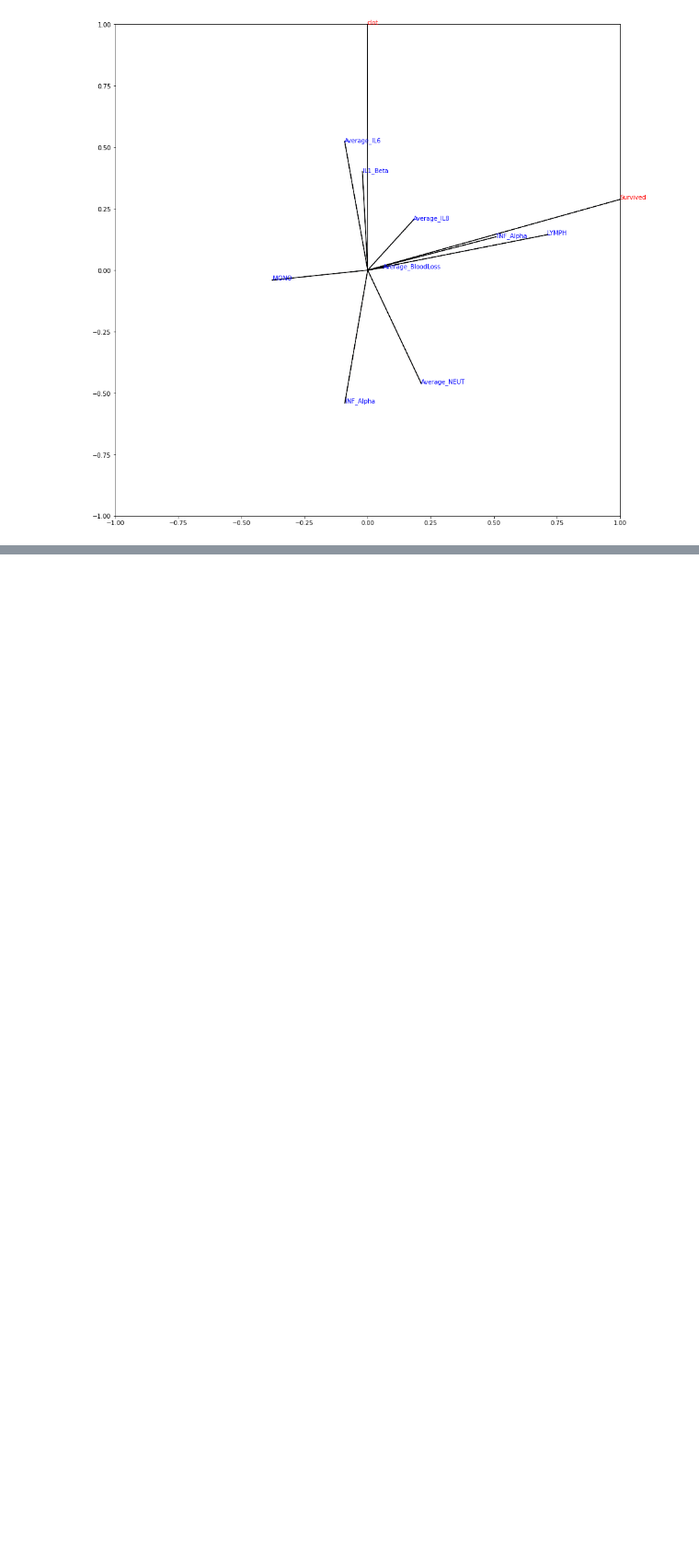
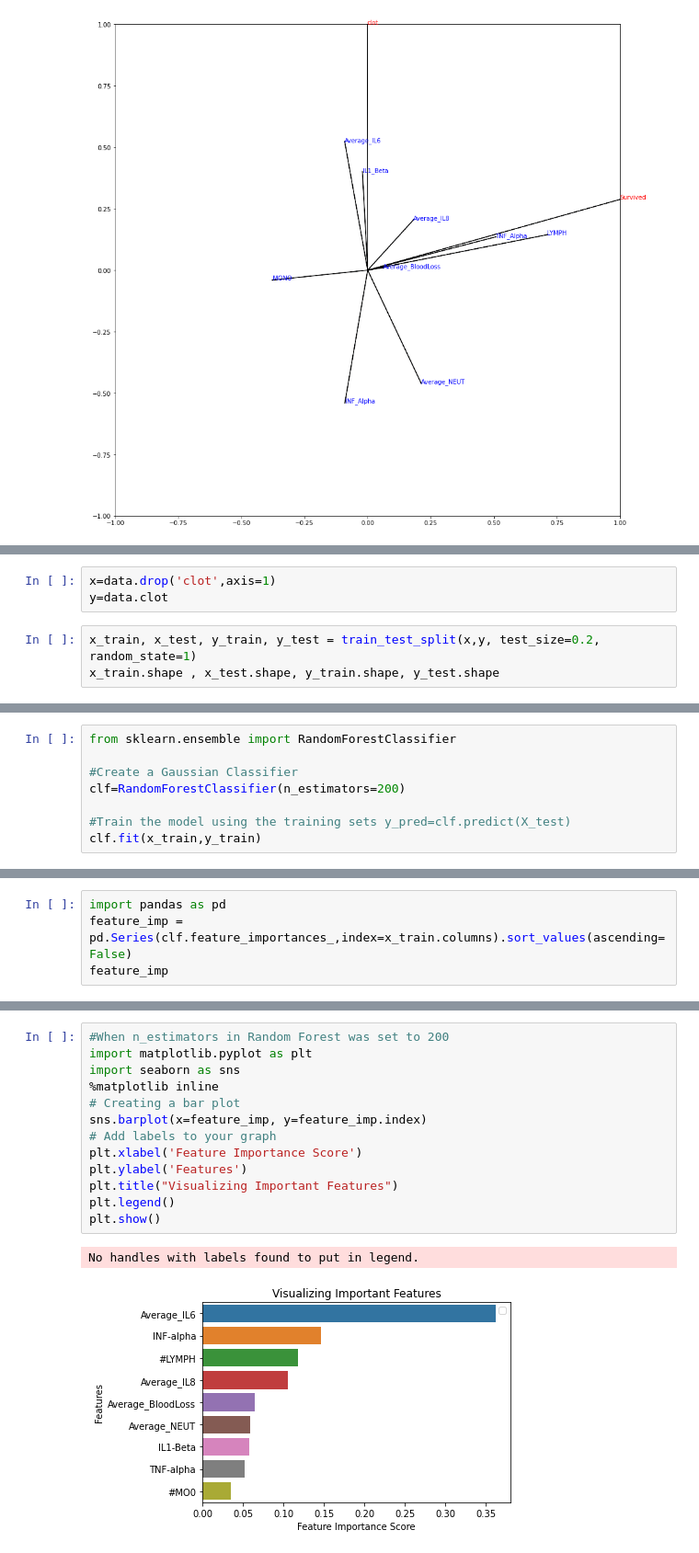
Before and after one commit to Chhaya1234/PorcineDataAnalysis, a Jupyter notebook: Frontiers_Code.ipynb, the cells around one changed output, grey strips where cells are left out. Shown at 92% size. Drawn from its saved outputs; the diff is of its cells as text; blank space fills up the shorter version.

```diff
--- a/Frontiers_Code.ipynb
+++ b/Frontiers_Code.ipynb
@@ -68,0 +96,6 @@ plt.show()
+# %%
+x=data.drop('clot',axis=1)
+y=data.clot
+# %%
+x_train, x_test, y_train, y_test = train_test_split(x,y, test_size=0.2, random_state=1)
+x_train.shape , x_test.shape, y_train.shape, y_test.shape
@@ -68,0 +104,8 @@ plt.show()
+# %%
+from sklearn.ensemble import RandomForestClassifier
+
+#Create a Gaussian Classifier
+clf=RandomForestClassifier(n_estimators=200)
+
+#Train the model using the training sets y_pred=clf.predict(X_test)
+clf.fit(x_train,y_train)
@@ -68,0 +139,4 @@ plt.show()
+# %%
+import pandas as pd
+feature_imp = pd.Series(clf.feature_importances_,index=x_train.columns).sort_values(ascending=False)
+feature_imp
@@ -68,0 +154,16 @@ plt.show()
+# %%
+#When n_estimators in Random Forest was set to 200
+import matplotlib.pyplot as plt
+import seaborn as sns
+%matplotlib inline
+# Creating a bar plot
+sns.barplot(x=feature_imp, y=feature_imp.index)
+# Add labels to your graph
+plt.xlabel('Feature Importance Score')
+plt.ylabel('Features')
+plt.title("Visualizing Important Features")
+plt.legend()
+plt.show()
+# %% [output]
+No handles with labels found to put in legend.
+[figure, added]
```
Also changed, not shown: parts of 24 cells of this notebook.
